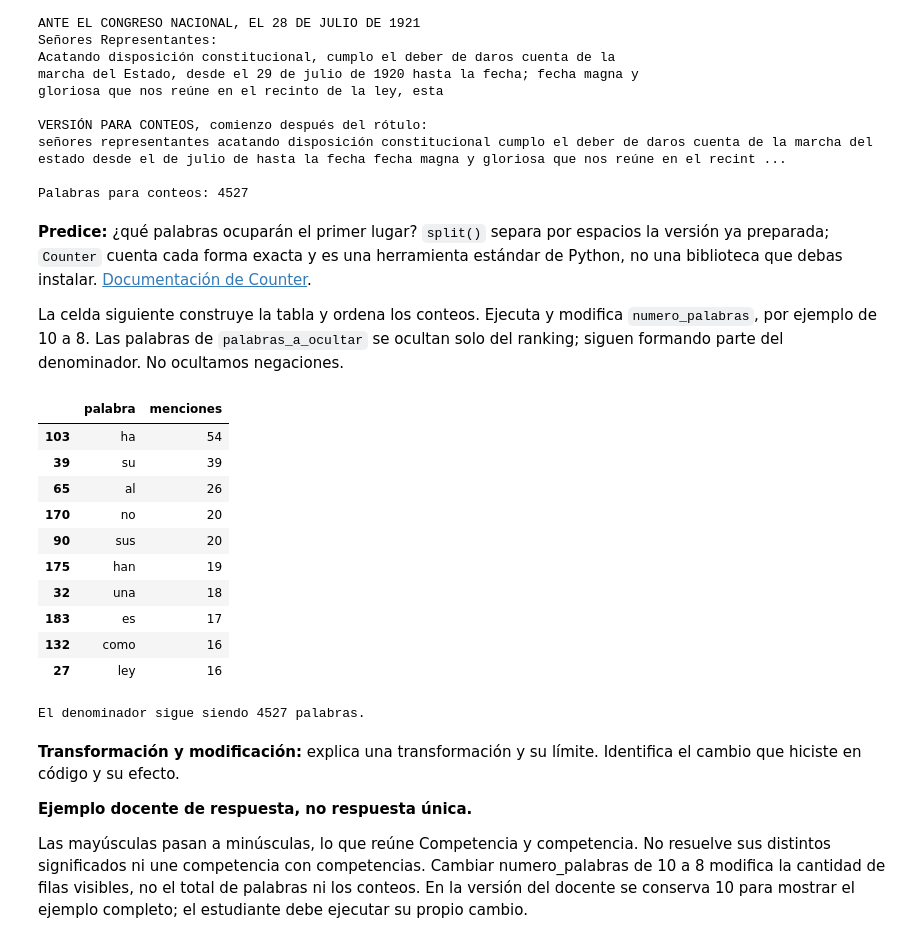
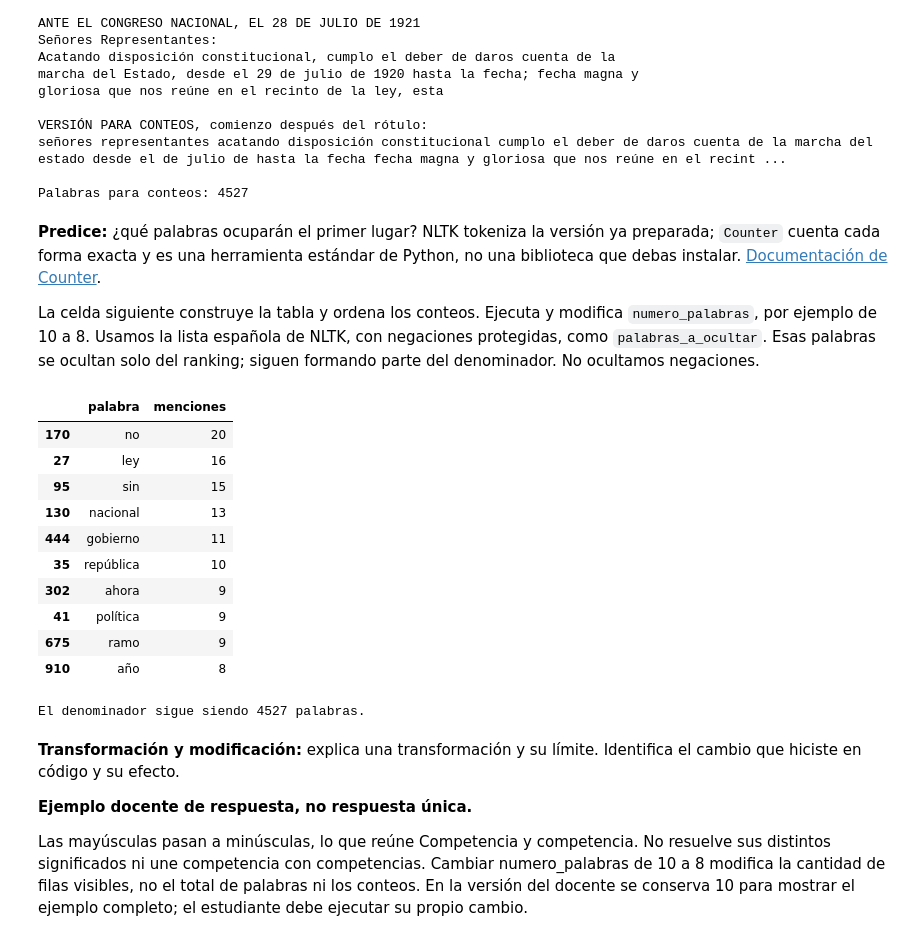
Before and after one commit to alejandroventuraventurameza-tech/hee_text_analysis_crash_course, a Jupyter notebook: notebooks/docente_resuelto.ipynb, the cells around one changed output. Saved outputs shown, nothing was run; the diff lists cells and outputs as text; code cells hidden in the pictures.

Commit message:
feat(colab): adaptar al Beamer final con NLP en español
Actualiza el recorrido y los ejemplos; incorpora NLTK y comparación de lematización con spaCy, conservando intacto el Beamer.

```diff
--- a/notebooks/docente_resuelto.ipynb
+++ b/notebooks/docente_resuelto.ipynb
@@ -232,0 +367,9 @@ Compararé leguia_1921 y alberto_fujimori_1991. Cada fila representa un mensaje
+# %%
+# @title 📋 Stop words en español
+import nltk
+from nltk.corpus import stopwords
+
+nltk.download("stopwords", quiet=True)
+
+stop_words = stopwords.words("spanish")
+print(stop_words[:10])
@@ -232,0 +378,9 @@ Compararé leguia_1921 y alberto_fujimori_1991. Cada fila representa un mensaje
+# %%
+# @title 🧹 Aplicar stop words conservando negaciones
+text = "No ha descuidado mi Gobierno el incremento de la agricultura y ganadería."
+tokens = nltk.word_tokenize(text, language="spanish")
+negaciones = {"no", "ni", "nunca", "sin", "tampoco"}
+stop_words_protegidas = set(stop_words) - negaciones
+filtered_tokens = [word for word in tokens if word.lower() not in stop_words_protegidas]
+print("Antes:", tokens)
+print("Después:", filtered_tokens)
@@ -232,0 +536,9 @@ Compararé leguia_1921 y alberto_fujimori_1991. Cada fila representa un mensaje
+# %%
+# @title 📚 Tokenizar los seis discursos para conteos
+tokens_por_documento = {
+    fila.documento_id: nltk.word_tokenize(fila.texto_conteo, language="spanish")
+    for fila in documentos.itertuples()
+}
+for fila in documentos.itertuples():
+    assert len(tokens_por_documento[fila.documento_id]) == fila.n_palabras_conteo
+print("Seis documentos tokenizados; denominadores comprobados.")
@@ -263,31 +577,31 @@ señores representantes acatando disposición constitucional cumplo el deber de
 
 Palabras para conteos: 4527
 # %% [markdown]
-**Predice:** ¿qué palabras ocuparán el primer lugar? `split()` separa por espacios la versión ya preparada; `Counter` cuenta cada forma exacta y es una herramienta estándar de Python, no una biblioteca que debas instalar. [Documentación de Counter](https://docs.python.org/3/library/collections.html#collections.Counter).
+**Predice:** ¿qué palabras ocuparán el primer lugar? NLTK tokeniza la versión ya preparada; `Counter` cuenta cada forma exacta y es una herramienta estándar de Python, no una biblioteca que debas instalar. [Documentación de Counter](https://docs.python.org/3/library/collections.html#collections.Counter).
 
-La celda siguiente construye la tabla y ordena los conteos. Ejecuta y modifica `numero_palabras`, por ejemplo de 10 a 8. Las palabras de `palabras_a_ocultar` se ocultan solo del ranking; siguen formando parte del denominador. No ocultamos negaciones.
+La celda siguiente construye la tabla y ordena los conteos. Ejecuta y modifica `numero_palabras`, por ejemplo de 10 a 8. Usamos la lista española de NLTK, con negaciones protegidas, como `palabras_a_ocultar`. Esas palabras se ocultan solo del ranking; siguen formando parte del denominador. No ocultamos negaciones.
 # %%
 # @title 📊 Frecuencias: cambia de 10 a 8 palabras
 numero_palabras = 10
-palabras_a_ocultar = ["de", "la", "el", "y", "en", "a", "que", "los", "del", "las", "se", "un", "por", "con", "para"]
-palabras = documento["texto_conteo"].split()
+palabras_a_ocultar = sorted(stop_words_protegidas)
+palabras = tokens_por_documento[documento["documento_id"]]
 frecuencias = pd.DataFrame(Counter(palabras).items(), columns=["palabra", "menciones"])
 frecuencias = frecuencias.sort_values(["menciones", "palabra"], ascending=[False, True])
 ranking = frecuencias.loc[~frecuencias["palabra"].isin(palabras_a_ocultar)]
 display(ranking.head(numero_palabras))
 print("El denominador sigue siendo", len(palabras), "palabras.")
 # %% [output]
 |  | palabra | menciones |
-| 103 | ha | 54 |
-| 39 | su | 39 |
-| 65 | al | 26 |
 | 170 | no | 20 |
-| 90 | sus | 20 |
-| 175 | han | 19 |
-| 32 | una | 18 |
-| 183 | es | 17 |
-| 132 | como | 16 |
 | 27 | ley | 16 |
+| 95 | sin | 15 |
+| 130 | nacional | 13 |
+| 444 | gobierno | 11 |
+| 35 | república | 10 |
+| 302 | ahora | 9 |
+| 41 | política | 9 |
+| 675 | ramo | 9 |
+| 910 | año | 8 |
 El denominador sigue siendo 4527 palabras.
 # %% [markdown]
 **Transformación y modificación:** explica una transformación y su límite. Identifica el cambio que hiciste en código y su efecto.
```
Also changed, not shown: parts of 39 cells of this notebook, 32 other files.
